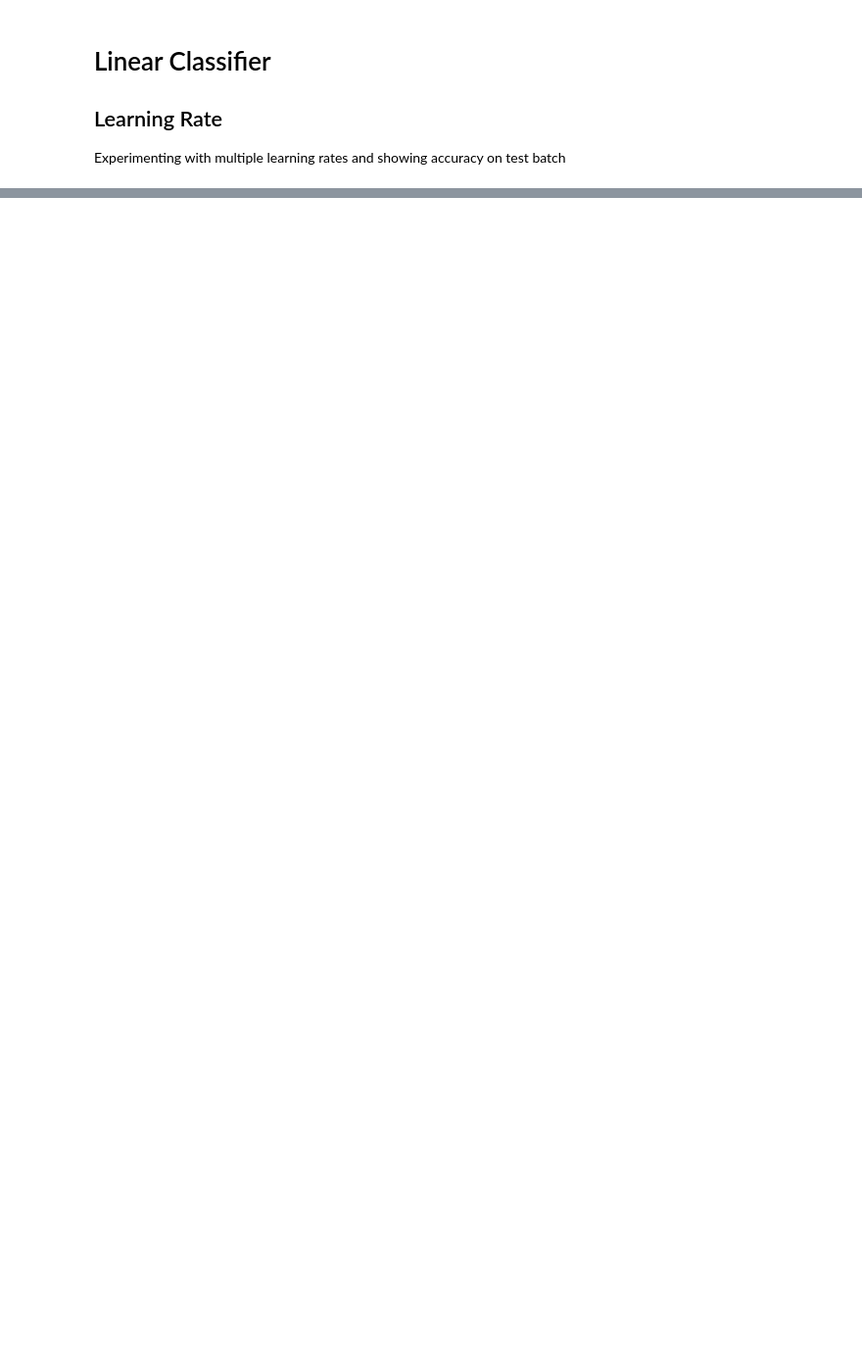
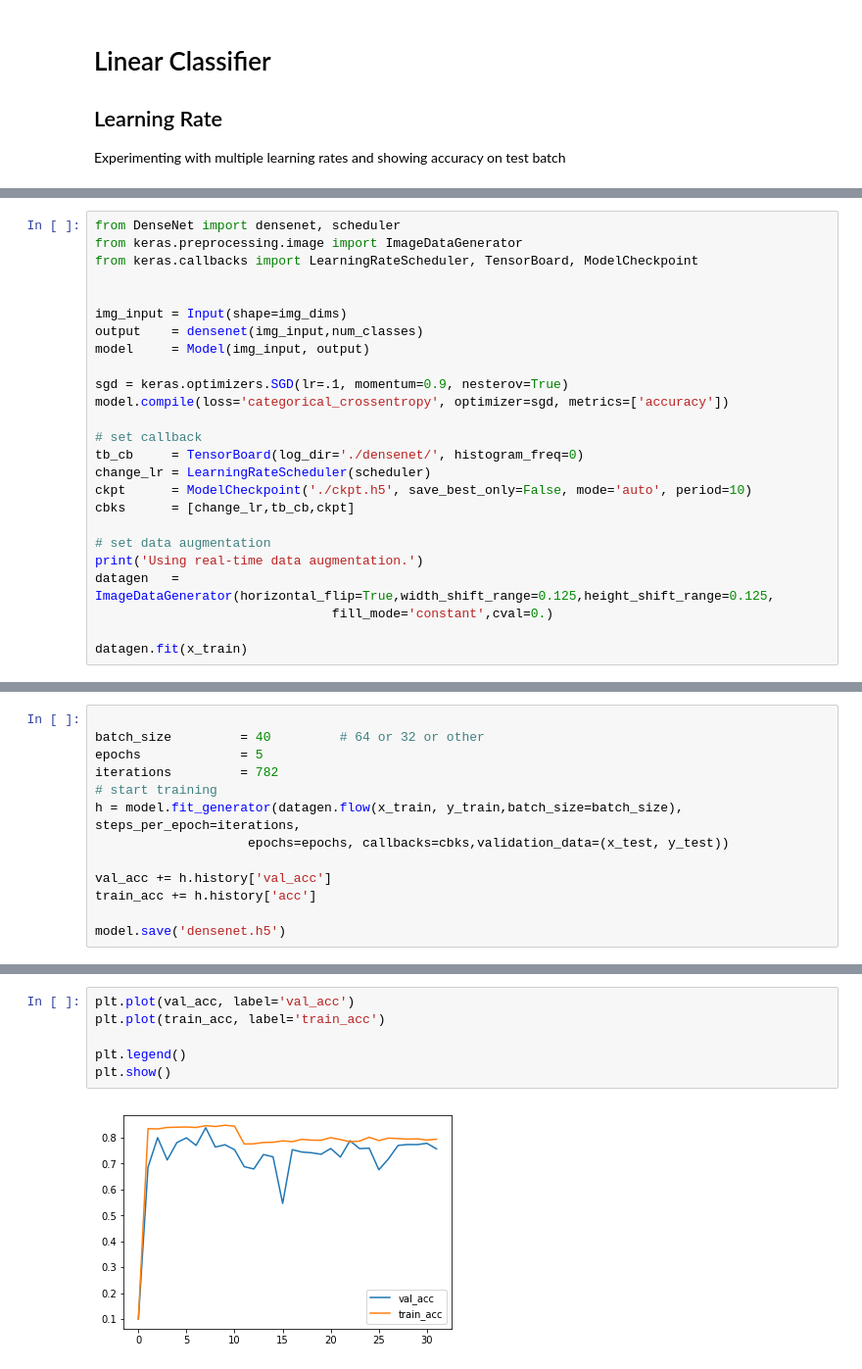
Before and after one commit to nicoroulet/deep_learning_playground, a Jupyter notebook: Demos.ipynb, the cells around one changed output, grey strips where cells are left out. Shown at 98% size. Saved outputs shown, nothing was run; the diff lists cells and outputs as text; blank space fills up the shorter version.

```diff
--- a/Demos.ipynb
+++ b/Demos.ipynb
@@ -100,0 +518,25 @@ plt.show()
+# %%
+from DenseNet import densenet, scheduler
+from keras.preprocessing.image import ImageDataGenerator
+from keras.callbacks import LearningRateScheduler, TensorBoard, ModelCheckpoint
+
+
+img_input = Input(shape=img_dims)
+output    = densenet(img_input,num_classes)
+model     = Model(img_input, output)
+
+sgd = keras.optimizers.SGD(lr=.1, momentum=0.9, nesterov=True)
+model.compile(loss='categorical_crossentropy', optimizer=sgd, metrics=['accuracy'])
+
+# set callback
+tb_cb     = TensorBoard(log_dir='./densenet/', histogram_freq=0)
+change_lr = LearningRateScheduler(scheduler)
+ckpt      = ModelCheckpoint('./ckpt.h5', save_best_only=False, mode='auto', period=10)
+cbks      = [change_lr,tb_cb,ckpt]
+
+# set data augmentation
+print('Using real-time data augmentation.')
+datagen   = ImageDataGenerator(horizontal_flip=True,width_shift_range=0.125,height_shift_range=0.125,
+                               fill_mode='constant',cval=0.)
+
+datagen.fit(x_train)
@@ -100,0 +549,13 @@ plt.show()
+# %%
+
+batch_size         = 40         # 64 or 32 or other
+epochs             = 5
+iterations         = 782
+# start training
+h = model.fit_generator(datagen.flow(x_train, y_train,batch_size=batch_size), steps_per_epoch=iterations,
+                    epochs=epochs, callbacks=cbks,validation_data=(x_test, y_test))
+
+val_acc += h.history['val_acc']
+train_acc += h.history['acc']
+
+model.save('densenet.h5')
@@ -100,0 +573,8 @@ plt.show()
+# %%
+plt.plot(val_acc, label='val_acc')
+plt.plot(train_acc, label='train_acc')
+
+plt.legend()
+plt.show()
+# %% [output]
+[figure, added]
```
Also changed, not shown: parts of 42 cells of this notebook, 5 other files.
